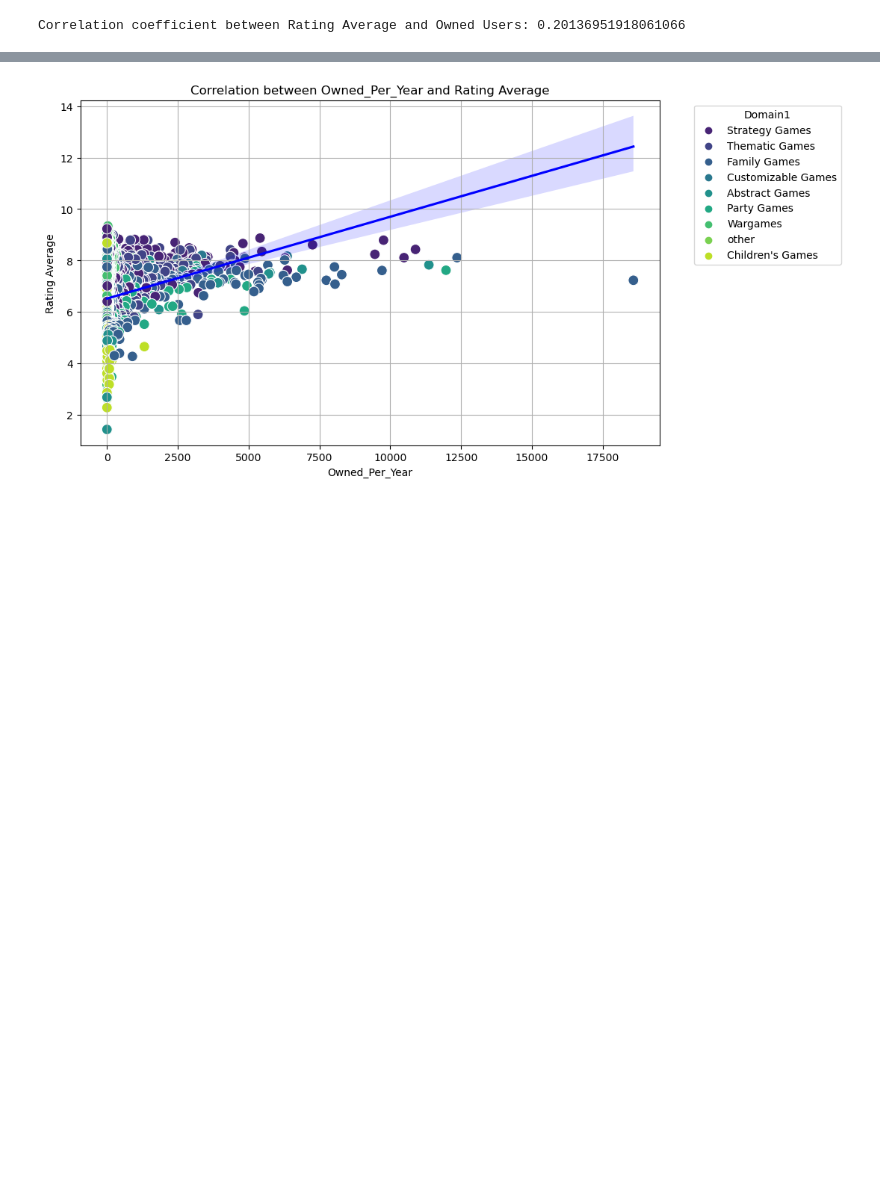
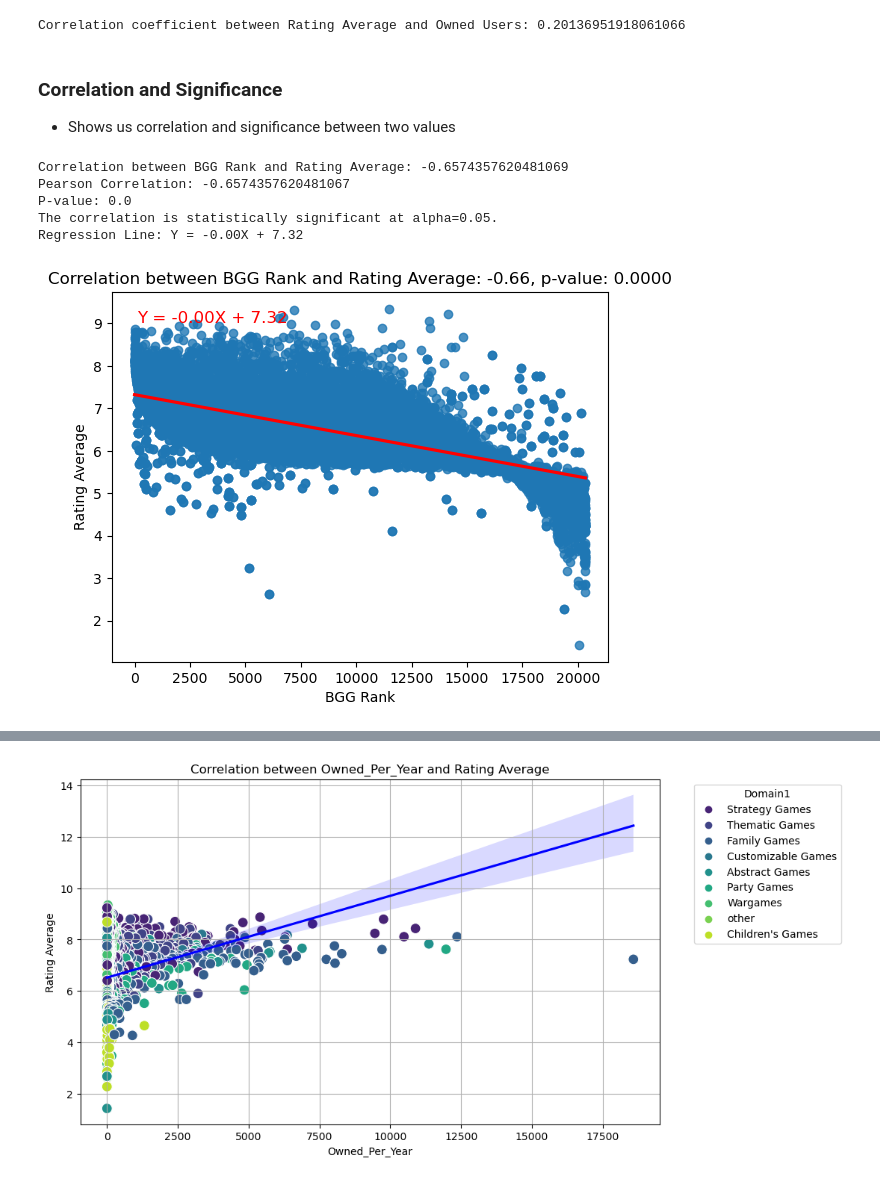
Before and after one commit to jkspiva/Final-Project-Group3, a Jupyter notebook: Ashley/testing.ipynb, the cells around one changed output, grey strips where cells are left out. Cells and saved outputs as stored; diff of their text form; code cells hidden in the pictures; blank space fills up the shorter version.

Commit message:
added simple correlation

```diff
--- a/Ashley/testing.ipynb
+++ b/Ashley/testing.ipynb
@@ -522,3 +462,7 @@ correlation = merged_df['Rating Average'].corr(merged_df['Owned Users'])
 print(f"Correlation coefficient between Rating Average and Owned Users: {correlation}")
 # %% [output]
 Correlation coefficient between Rating Average and Owned Users: 0.20136951918061066
+# %% [markdown]
+### Correlation and Significance
+
+- Shows us correlation and significance between two values
@@ -524,0 +542,10 @@ Correlation coefficient between Rating Average and Owned Users: 0.20136951918061
+# %%
+# Correlation between BGG Rank and Rating Average
+correlation_analysis(merged_df, 'BGG Rank', 'Rating Average')
+# %% [output]
+Correlation between BGG Rank and Rating Average: -0.6574357620481069
+Pearson Correlation: -0.6574357620481067
+P-value: 0.0
+The correlation is statistically significant at alpha=0.05.
+Regression Line: Y = -0.00X + 7.32
+[figure, added]
```
Also changed, not shown: parts of 18 cells of this notebook, 1 other file.
